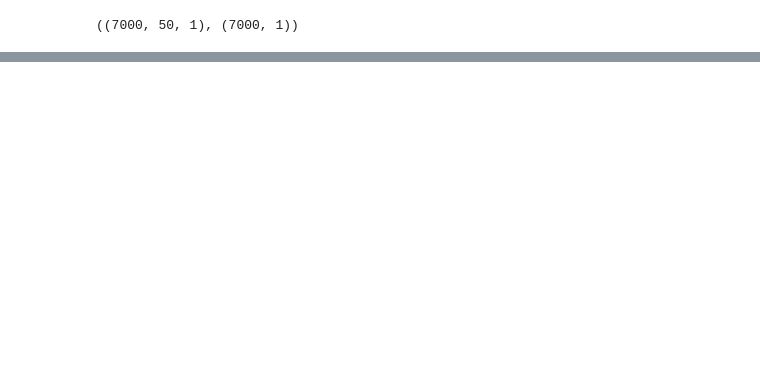
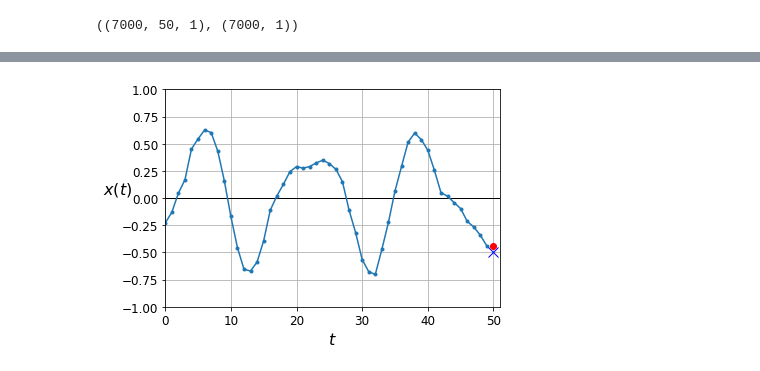
Before and after one commit to sfefilatyev/tensorflow_excercises, a Jupyter notebook: chapter15/time_series.ipynb, the cells around one changed output, grey strips where cells are left out. Cells and saved outputs as stored; diff of their text form; code cells hidden in the pictures; blank space fills up the shorter version.

```diff
--- a/chapter15/time_series.ipynb
+++ b/chapter15/time_series.ipynb
@@ -153,0 +177,6 @@ model.evaluate(X_valid, y_valid)
+# %%
+y_pred = model.predict(X_valid)
+plot_series(X_valid[0, :, 0], y_valid[0, 0], y_pred[0, 0])
+plt.show()
+# %% [output]
+[figure, added]
```
Also changed, not shown: parts of 10 cells of this notebook.
